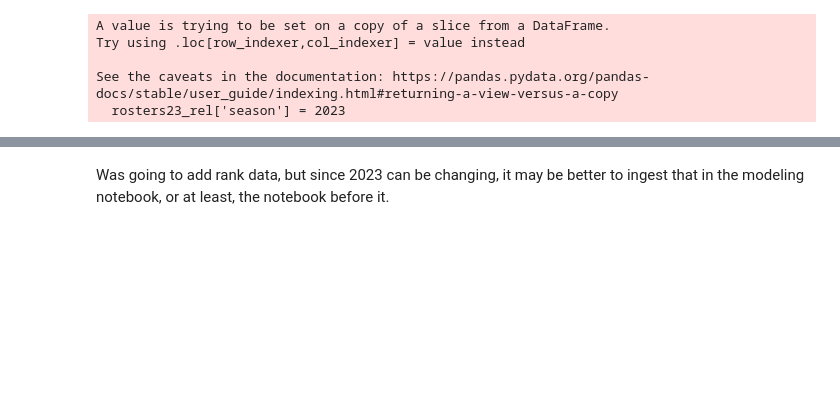
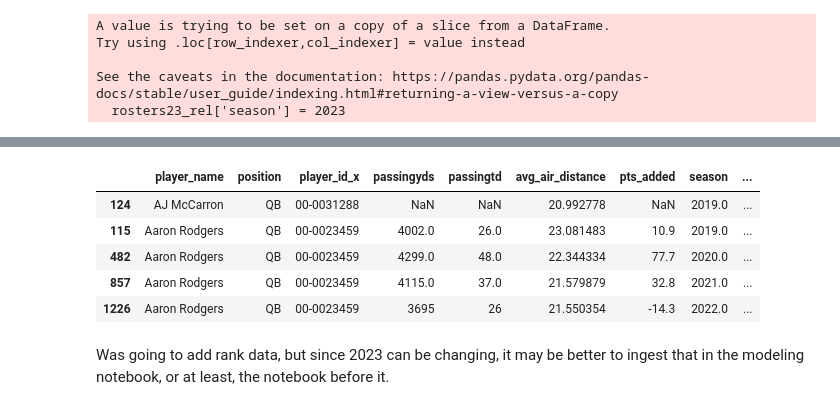
Before and after one commit to stephenkuc/Predicting_Fantasy_Football_Scores, a Jupyter notebook: 1. Fantasy Football - Data Gathering, Cleaning and Joining.ipynb, the cells around one changed output, grey strips where cells are left out. Drawn from its saved outputs; the diff is of its cells as text; code cells hidden in the pictures; blank space fills up the shorter version.

```diff
--- a/1. Fantasy Football - Data Gathering, Cleaning and Joining.ipynb
+++ b/1. Fantasy Football - Data Gathering, Cleaning and Joining.ipynb
@@ -1495,7 +1511,9 @@ convert = {'season': int}
 team_all_collective = team_all_collective.astype(convert)
 
 
-ff_all_collective = ff_all_collective.astype({'season_x': int})
+ff_all_collective = ff_all_collective.astype({'season': int})
+# %%
+ff_all_collective = ff_all_collective.drop_duplicates(subset = ['player_id', 'season'])
 # %%
 ngs_all_tall.head()
 # %% [output]
@@ -1508,8 +1528,9 @@ ngs_all_tall.head()
 # %%
-all_collective = ff_all_collective.merge(ngs_all_tall, left_on = ['player_name', 'season_x'],
+all_collective = ff_all_collective.merge(ngs_all_tall, left_on = ['player_name', 'season'],
                                       right_on = ['player_display_name', 'season'])\
                      .merge(qbr_collective,how = 'left',left_on = ['player_name', 'season'],
-                                        right_on = ['name_display', 'season']).merge(team_all_collective, left_on = ['team', 'season_x'],
+                                        right_on = ['name_display', 'season']).merge(\
+                                        team_all_collective, left_on = ['team', 'season'],
                                        right_on = ['Abbreviation', 'season'], how = 'left',
                                       suffixes = ('', '_tm')) \
                     .merge(injuries_by_season, how = 'left', left_on = ['player_id_x','season'],
@@ -1603,3 +1609,20 @@ all_collective_23.sample(6)
+# %%
+all_collective_23.sort_values(by = ['player_name', 'season'], inplace = True)
+
+all_collective_23['team_nxt_season'] = all_collective_23.groupby('player_name')['Team'].shift(-1)
+
+qb_nxt_season = all_collective_23[['player_name', 'position', 'player_id_x', 'passingyds',
+                                'passingtd', 'avg_air_distance', 'pts_added',
+                                'season', 'next_season',
+                                'Team', 'team_nxt_season']].loc[all_collective_23['position'] == 'QB']
+qb_nxt_season.head()
+# %% [output]
+|  | player_name | position | player_id_x | passingyds | passingtd | avg_air_distance | pts_added | season | ... |
+| 124 | AJ McCarron | QB | 00-0031288 | NaN | NaN | 20.992778 | NaN | 2019.0 | ... |
+| 115 | Aaron Rodgers | QB | 00-0023459 | 4002.0 | 26.0 | 23.081483 | 10.9 | 2019.0 | ... |
+| 482 | Aaron Rodgers | QB | 00-0023459 | 4299.0 | 48.0 | 22.344334 | 77.7 | 2020.0 | ... |
+| 857 | Aaron Rodgers | QB | 00-0023459 | 4115.0 | 37.0 | 21.579879 | 32.8 | 2021.0 | ... |
+| 1226 | Aaron Rodgers | QB | 00-0023459 | 3695 | 26 | 21.550354 | -14.3 | 2022.0 | ... |
 # %% [markdown]
 Was going to add rank data, but since 2023 can be changing, it may be better to ingest that in the modeling notebook, or at least, the notebook before it.
 # %%
```
Also changed, not shown: parts of 56 cells of this notebook.
